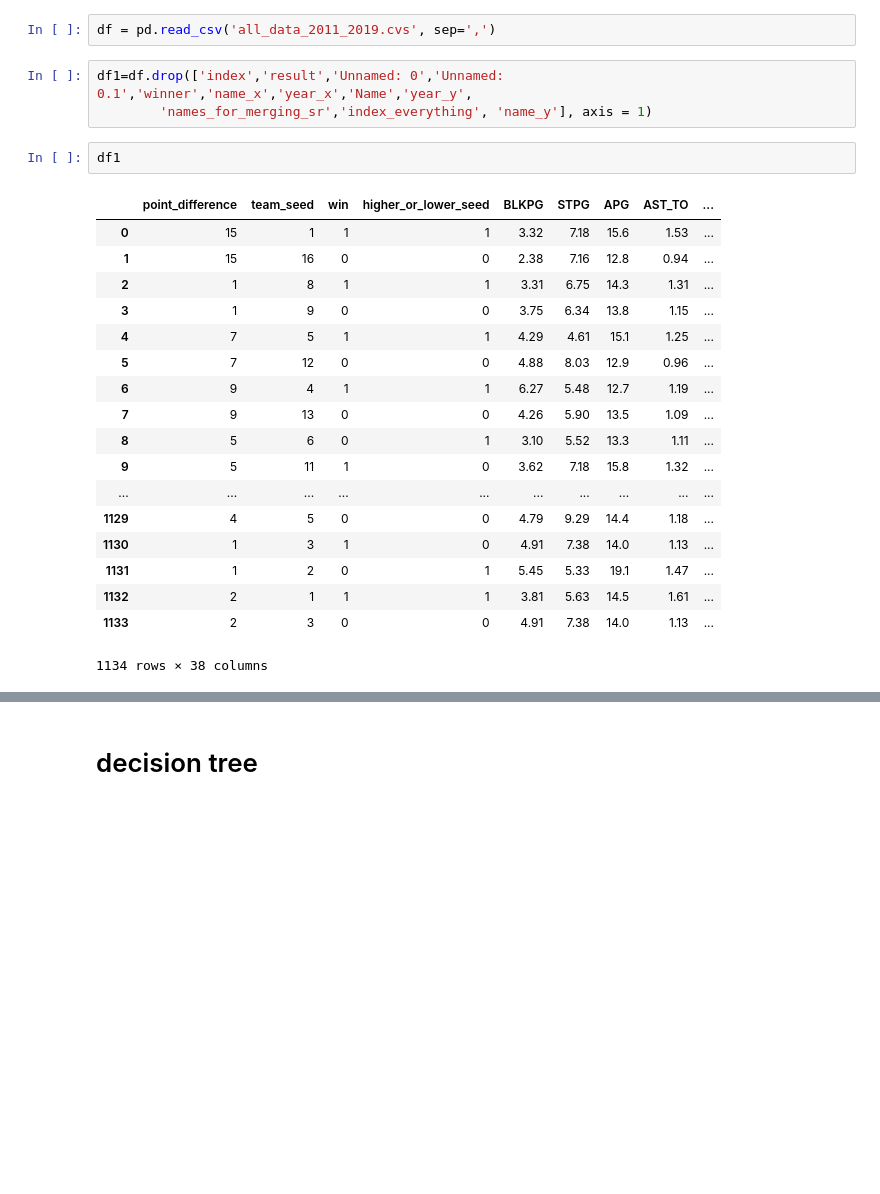
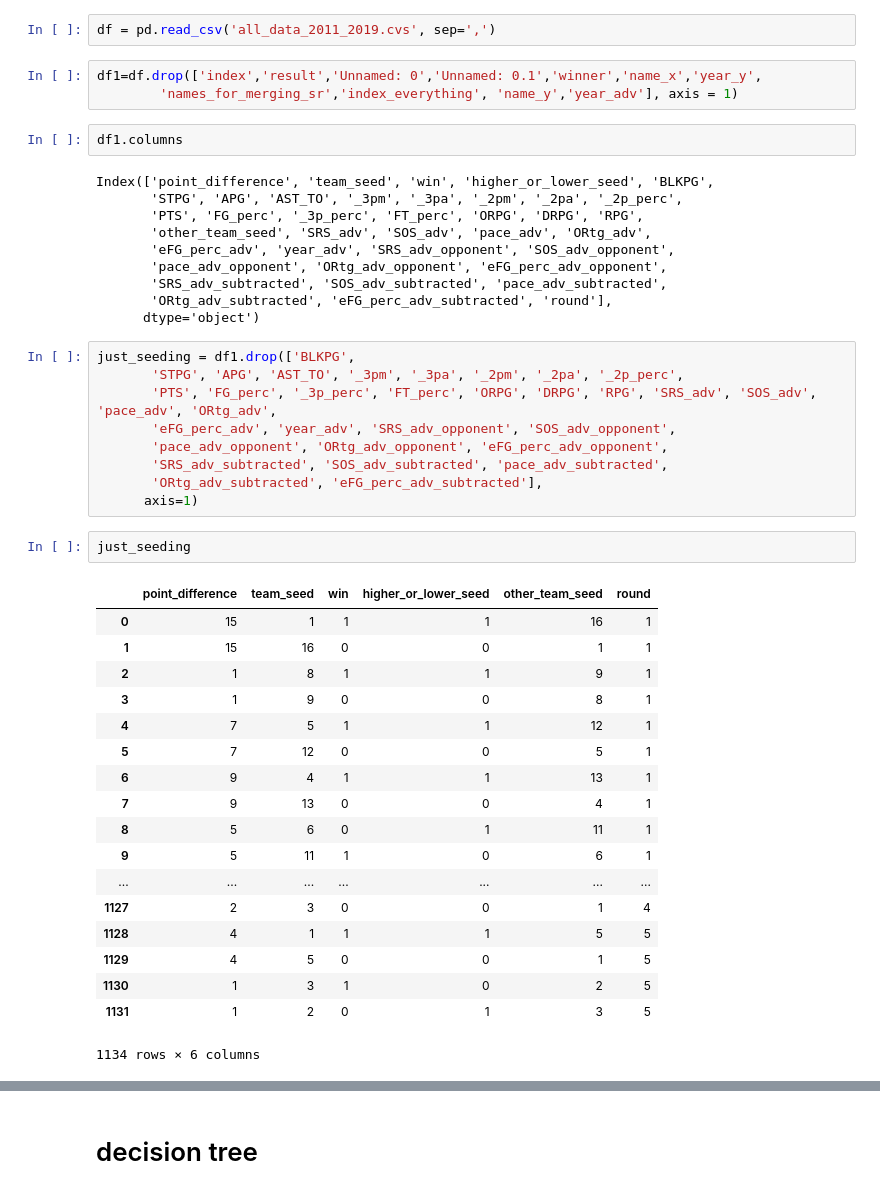
Before and after one commit to amazurek1/march_madness_predictions, a Jupyter notebook: Good_jupyter_notebooks/Modeling_data.ipynb, the cells around one changed output, grey strips where cells are left out. Drawn from its saved outputs; the diff is of its cells as text; blank space fills up the shorter version.

```diff
--- a/Good_jupyter_notebooks/Modeling_data.ipynb
+++ b/Good_jupyter_notebooks/Modeling_data.ipynb
@@ -11,26 +11,47 @@ from sklearn import metrics
 # %%
 df = pd.read_csv('all_data_2011_2019.cvs', sep=',')
 # %%
-df1=df.drop(['index','result','Unnamed: 0','Unnamed: 0.1','winner','name_x','year_x','Name','year_y',
-        'names_for_merging_sr','index_everything', 'name_y'], axis = 1)
+df1=df.drop(['index','result','Unnamed: 0','Unnamed: 0.1','winner','name_x','year_y',
+        'names_for_merging_sr','index_everything', 'name_y','year_adv'], axis = 1)
 # %%
-df1
+df1.columns
 # %% [output]
-|  | point_difference | team_seed | win | higher_or_lower_seed | BLKPG | STPG | APG | AST_TO | ... |
-| 0 | 15 | 1 | 1 | 1 | 3.32 | 7.18 | 15.6 | 1.53 | ... |
-| 1 | 15 | 16 | 0 | 0 | 2.38 | 7.16 | 12.8 | 0.94 | ... |
-| 2 | 1 | 8 | 1 | 1 | 3.31 | 6.75 | 14.3 | 1.31 | ... |
-| 3 | 1 | 9 | 0 | 0 | 3.75 | 6.34 | 13.8 | 1.15 | ... |
-| 4 | 7 | 5 | 1 | 1 | 4.29 | 4.61 | 15.1 | 1.25 | ... |
-| 5 | 7 | 12 | 0 | 0 | 4.88 | 8.03 | 12.9 | 0.96 | ... |
-| 6 | 9 | 4 | 1 | 1 | 6.27 | 5.48 | 12.7 | 1.19 | ... |
-| 7 | 9 | 13 | 0 | 0 | 4.26 | 5.90 | 13.5 | 1.09 | ... |
-| 8 | 5 | 6 | 0 | 1 | 3.10 | 5.52 | 13.3 | 1.11 | ... |
-| 9 | 5 | 11 | 1 | 0 | 3.62 | 7.18 | 15.8 | 1.32 | ... |
-| ... | ... | ... | ... | ... | ... | ... | ... | ... | ... |
-| 1129 | 4 | 5 | 0 | 0 | 4.79 | 9.29 | 14.4 | 1.18 | ... |
-| 1130 | 1 | 3 | 1 | 0 | 4.91 | 7.38 | 14.0 | 1.13 | ... |
-| 1131 | 1 | 2 | 0 | 1 | 5.45 | 5.33 | 19.1 | 1.47 | ... |
-| 1132 | 2 | 1 | 1 | 1 | 3.81 | 5.63 | 14.5 | 1.61 | ... |
-| 1133 | 2 | 3 | 0 | 0 | 4.91 | 7.38 | 14.0 | 1.13 | ... |
-1134 rows × 38 columns
+Index(['point_difference', 'team_seed', 'win', 'higher_or_lower_seed', 'BLKPG',
+       'STPG', 'APG', 'AST_TO', '_3pm', '_3pa', '_2pm', '_2pa', '_2p_perc',
+       'PTS', 'FG_perc', '_3p_perc', 'FT_perc', 'ORPG', 'DRPG', 'RPG',
+       'other_team_seed', 'SRS_adv', 'SOS_adv', 'pace_adv', 'ORtg_adv',
+       'eFG_perc_adv', 'year_adv', 'SRS_adv_opponent', 'SOS_adv_opponent',
+       'pace_adv_opponent', 'ORtg_adv_opponent', 'eFG_perc_adv_opponent',
+       'SRS_adv_subtracted', 'SOS_adv_subtracted', 'pace_adv_subtracted',
+       'ORtg_adv_subtracted', 'eFG_perc_adv_subtracted', 'round'],
+      dtype='object')
+# %%
+just_seeding = df1.drop(['BLKPG',
+       'STPG', 'APG', 'AST_TO', '_3pm', '_3pa', '_2pm', '_2pa', '_2p_perc',
+       'PTS', 'FG_perc', '_3p_perc', 'FT_perc', 'ORPG', 'DRPG', 'RPG', 'SRS_adv', 'SOS_adv', 'pace_adv', 'ORtg_adv',
+       'eFG_perc_adv', 'year_adv', 'SRS_adv_opponent', 'SOS_adv_opponent',
+       'pace_adv_opponent', 'ORtg_adv_opponent', 'eFG_perc_adv_opponent',
+       'SRS_adv_subtracted', 'SOS_adv_subtracted', 'pace_adv_subtracted',
+       'ORtg_adv_subtracted', 'eFG_perc_adv_subtracted'],
+      axis=1)
+# %%
+just_seeding
+# %% [output]
+|  | point_difference | team_seed | win | higher_or_lower_seed | other_team_seed | round |
+| 0 | 15 | 1 | 1 | 1 | 16 | 1 |
+| 1 | 15 | 16 | 0 | 0 | 1 | 1 |
+| 2 | 1 | 8 | 1 | 1 | 9 | 1 |
+| 3 | 1 | 9 | 0 | 0 | 8 | 1 |
+| 4 | 7 | 5 | 1 | 1 | 12 | 1 |
+| 5 | 7 | 12 | 0 | 0 | 5 | 1 |
+| 6 | 9 | 4 | 1 | 1 | 13 | 1 |
+| 7 | 9 | 13 | 0 | 0 | 4 | 1 |
+| 8 | 5 | 6 | 0 | 1 | 11 | 1 |
+| 9 | 5 | 11 | 1 | 0 | 6 | 1 |
+| ... | ... | ... | ... | ... | ... | ... |
+| 1127 | 2 | 3 | 0 | 0 | 1 | 4 |
+| 1128 | 4 | 1 | 1 | 1 | 5 | 5 |
+| 1129 | 4 | 5 | 0 | 0 | 1 | 5 |
+| 1130 | 1 | 3 | 1 | 0 | 2 | 5 |
+| 1131 | 1 | 2 | 0 | 1 | 3 | 5 |
+1134 rows × 6 columns
```
Also changed, not shown: parts of 37 cells of this notebook, 2 other files.
